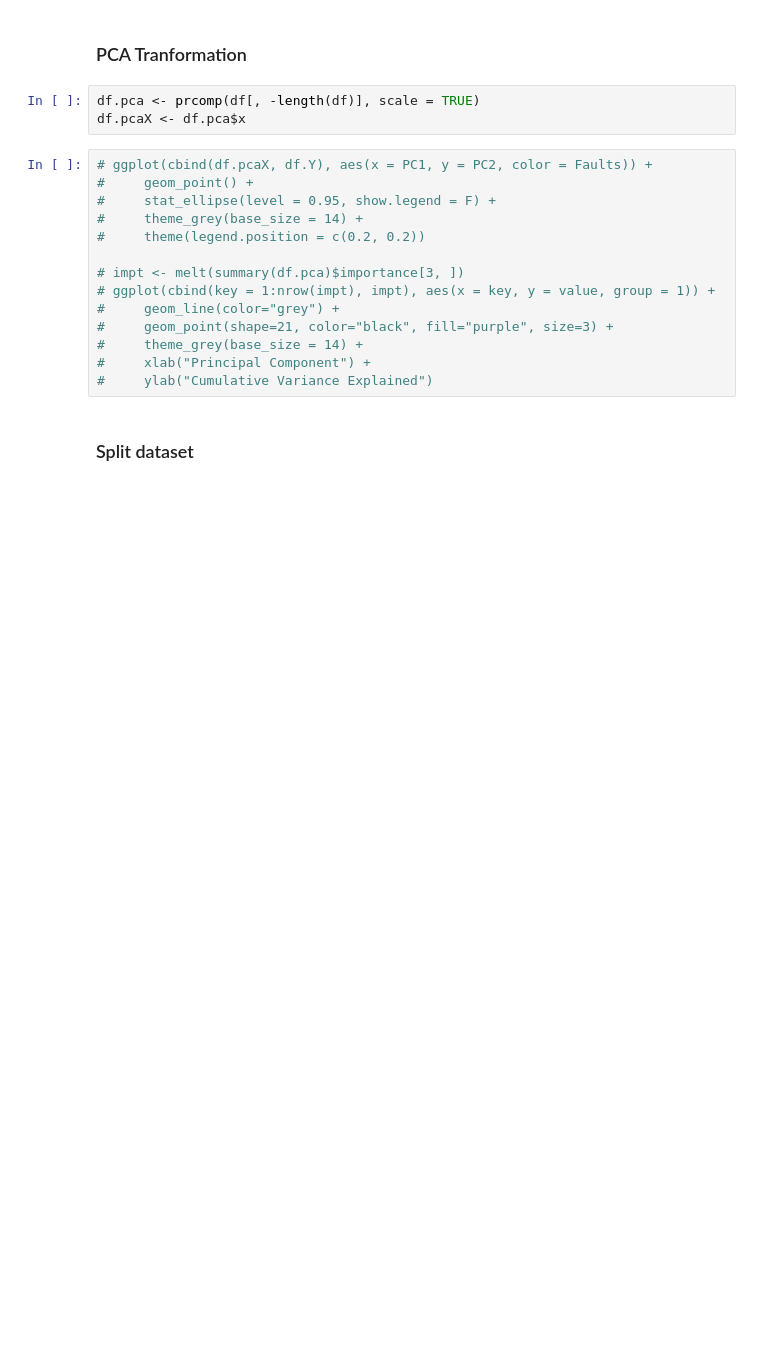
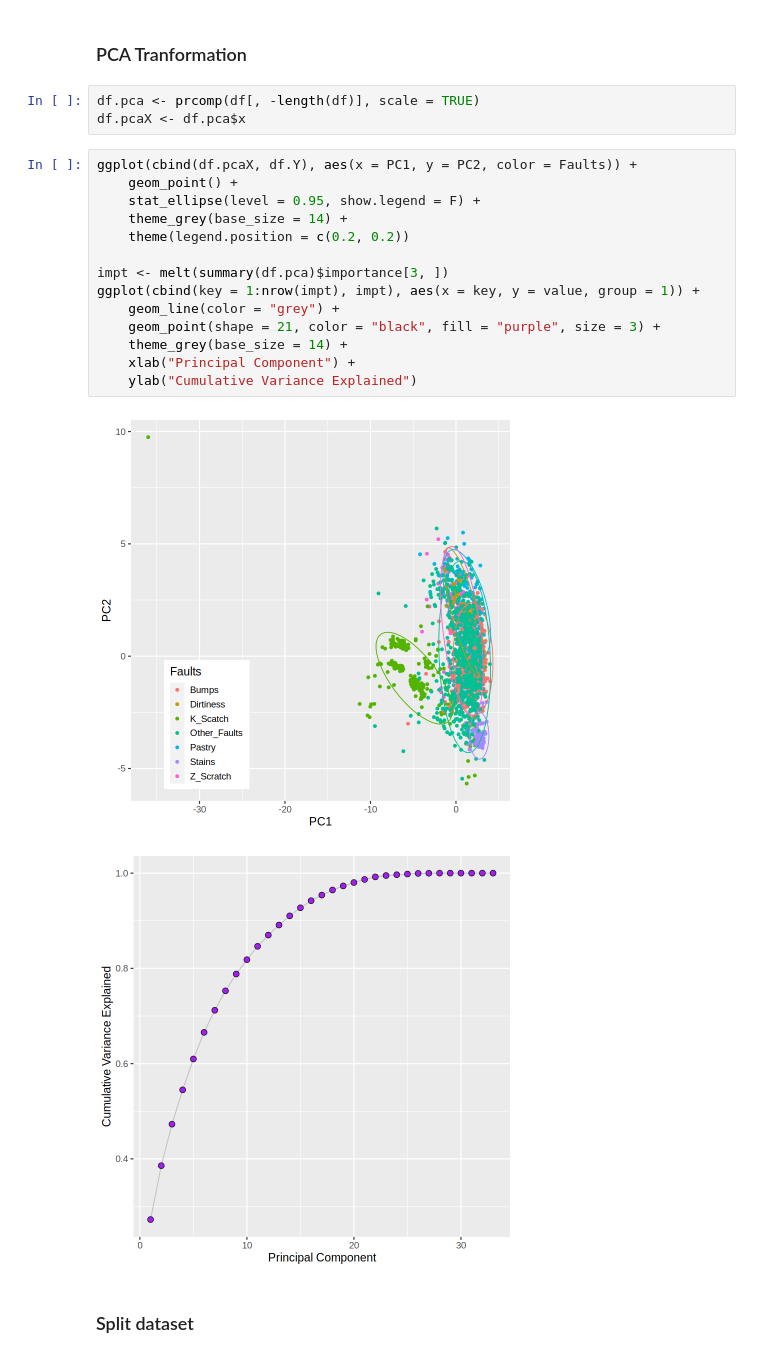
Before and after one commit to AlexLeungZ/SDSC3006-proj, a Jupyter notebook: code/proj_test.ipynb, the cells around one changed output. Drawn from its saved outputs; the diff is of its cells as text; blank space fills up the shorter version.

```diff
--- a/code/proj_test.ipynb
+++ b/code/proj_test.ipynb
@@ -81,19 +72,22 @@ df.Y <- data.frame(Faults = factor(names(df[28:34])[max.col(df[28:34])]))
 df.pca <- prcomp(df[, -length(df)], scale = TRUE)
 df.pcaX <- df.pca$x
 # %%
-# ggplot(cbind(df.pcaX, df.Y), aes(x = PC1, y = PC2, color = Faults)) +
-#     geom_point() +
-#     stat_ellipse(level = 0.95, show.legend = F) +
-#     theme_grey(base_size = 14) +
-#     theme(legend.position = c(0.2, 0.2))
+ggplot(cbind(df.pcaX, df.Y), aes(x = PC1, y = PC2, color = Faults)) +
+    geom_point() +
+    stat_ellipse(level = 0.95, show.legend = F) +
+    theme_grey(base_size = 14) +
+    theme(legend.position = c(0.2, 0.2))
 
-# impt <- melt(summary(df.pca)$importance[3, ])
-# ggplot(cbind(key = 1:nrow(impt), impt), aes(x = key, y = value, group = 1)) +
-#     geom_line(color="grey") +
-#     geom_point(shape=21, color="black", fill="purple", size=3) +
-#     theme_grey(base_size = 14) +
-#     xlab("Principal Component") +
-#     ylab("Cumulative Variance Explained")
+impt <- melt(summary(df.pca)$importance[3, ])
+ggplot(cbind(key = 1:nrow(impt), impt), aes(x = key, y = value, group = 1)) +
+    geom_line(color = "grey") +
+    geom_point(shape = 21, color = "black", fill = "purple", size = 3) +
+    theme_grey(base_size = 14) +
+    xlab("Principal Component") +
+    ylab("Cumulative Variance Explained")
+# %% [output]
+[figure, added]
+[figure, added]
 # %% [markdown]
 ### Split dataset
 # %%
```
Also changed, not shown: parts of 5 cells of this notebook, 1 other file.
